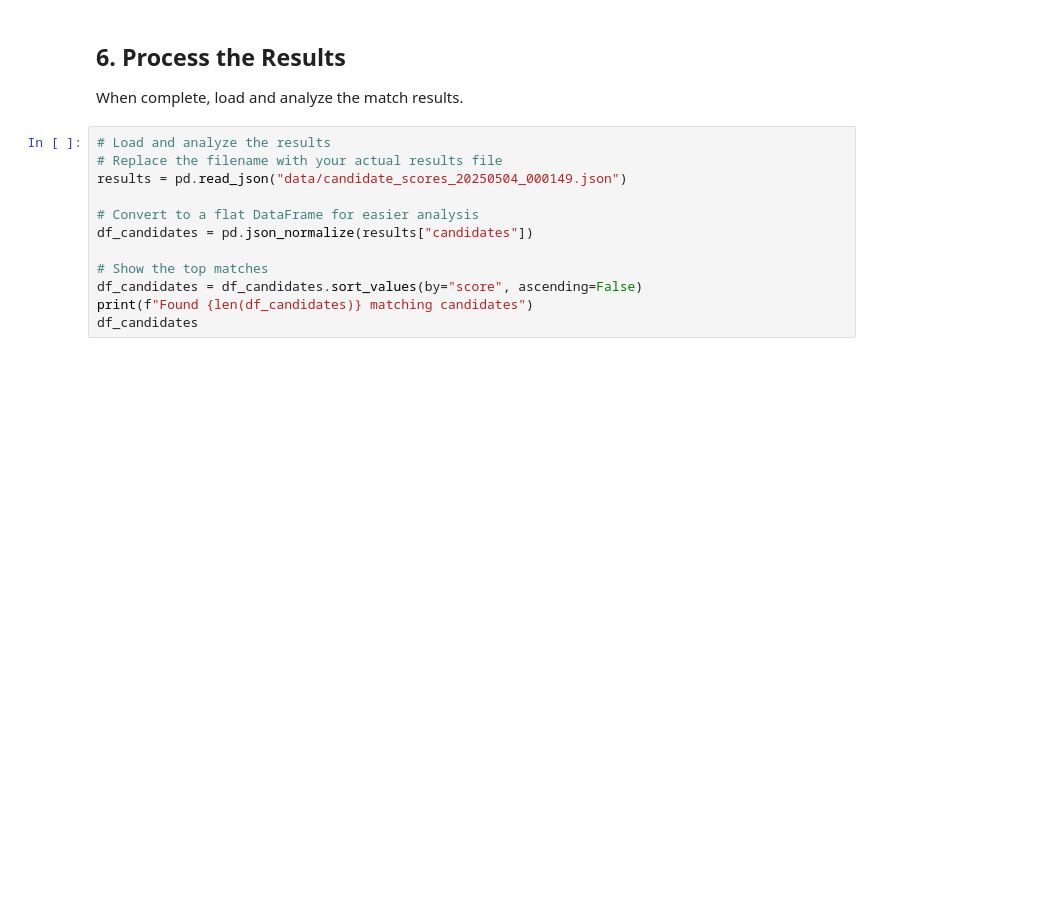
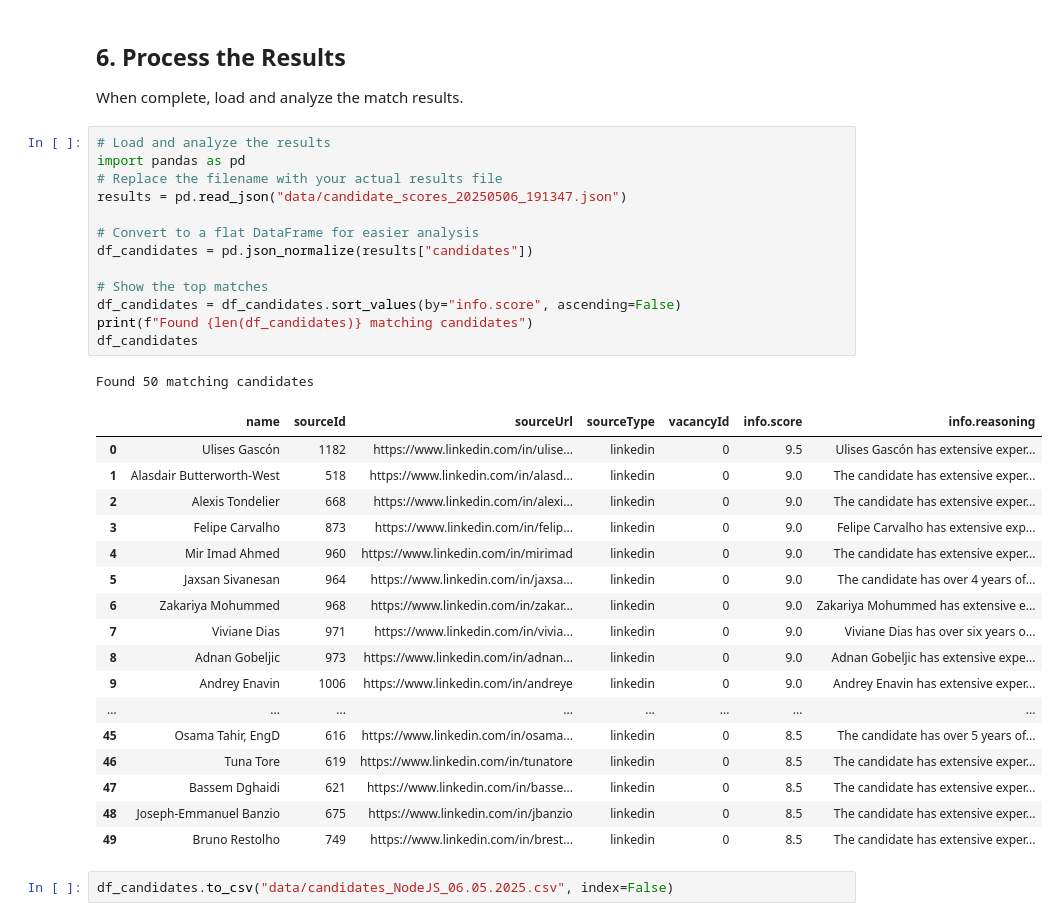
Before and after one commit to A2Cby/recruiting, a Jupyter notebook: usage_example.ipynb, the cells around one changed output. Drawn from its saved outputs; the diff is of its cells as text; blank space fills up the shorter version.

```diff
--- a/usage_example.ipynb
+++ b/usage_example.ipynb
@@ -169,13 +179,35 @@ print(f"Current status: {response.text}")
 When complete, load and analyze the match results.
 # %%
 # Load and analyze the results
+import pandas as pd
 # Replace the filename with your actual results file
-results = pd.read_json("data/candidate_scores_20250504_000149.json")
+results = pd.read_json("data/candidate_scores_20250506_191347.json")
 
 # Convert to a flat DataFrame for easier analysis
 df_candidates = pd.json_normalize(results["candidates"])
 
 # Show the top matches
-df_candidates = df_candidates.sort_values(by="score", ascending=False)
+df_candidates = df_candidates.sort_values(by="info.score", ascending=False)
 print(f"Found {len(df_candidates)} matching candidates")
 df_candidates
+# %% [output]
+Found 50 matching candidates
+|  | name | sourceId | sourceUrl | sourceType | vacancyId | info.score | info.reasoning |
+| 0 | Ulises Gascón | 1182 | https://www.linkedin.com/in/ulise... | linkedin | 0 | 9.5 | Ulises Gascón has extensive exper... |
+| 1 | Alasdair Butterworth-West | 518 | https://www.linkedin.com/in/alasd... | linkedin | 0 | 9.0 | The candidate has extensive exper... |
+| 2 | Alexis Tondelier | 668 | https://www.linkedin.com/in/alexi... | linkedin | 0 | 9.0 | The candidate has extensive exper... |
+| 3 | Felipe Carvalho | 873 | https://www.linkedin.com/in/felip... | linkedin | 0 | 9.0 | Felipe Carvalho has extensive exp... |
+| 4 | Mir Imad Ahmed | 960 | https://www.linkedin.com/in/mirimad | linkedin | 0 | 9.0 | The candidate has extensive exper... |
+| 5 | Jaxsan Sivanesan | 964 | https://www.linkedin.com/in/jaxsa... | linkedin | 0 | 9.0 | The candidate has over 4 years of... |
+| 6 | Zakariya Mohummed | 968 | https://www.linkedin.com/in/zakar... | linkedin | 0 | 9.0 | Zakariya Mohummed has extensive e... |
+| 7 | Viviane Dias | 971 | https://www.linkedin.com/in/vivia... | linkedin | 0 | 9.0 | Viviane Dias has over six years o... |
+| 8 | Adnan Gobeljic | 973 | https://www.linkedin.com/in/adnan... | linkedin | 0 | 9.0 | Adnan Gobeljic has extensive expe... |
+| 9 | Andrey Enavin | 1006 | https://www.linkedin.com/in/andreye | linkedin | 0 | 9.0 | Andrey Enavin has extensive exper... |
+| ... | ... | ... | ... | ... | ... | ... | ... |
+| 45 | Osama Tahir, EngD | 616 | https://www.linkedin.com/in/osama... | linkedin | 0 | 8.5 | The candidate has over 5 years of... |
+| 46 | Tuna Tore | 619 | https://www.linkedin.com/in/tunatore | linkedin | 0 | 8.5 | The candidate has extensive exper... |
+| 47 | Bassem Dghaidi | 621 | https://www.linkedin.com/in/basse... | linkedin | 0 | 8.5 | The candidate has extensive exper... |
+| 48 | Joseph-Emmanuel Banzio | 675 | https://www.linkedin.com/in/jbanzio | linkedin | 0 | 8.5 | The candidate has extensive exper... |
+| 49 | Bruno Restolho | 749 | https://www.linkedin.com/in/brest... | linkedin | 0 | 8.5 | The candidate has extensive exper... |
+# %%
+df_candidates.to_csv("data/candidates_NodeJS_06.05.2025.csv", index=False)
```
Also changed, not shown: parts of 3 cells of this notebook, 3 other files.
